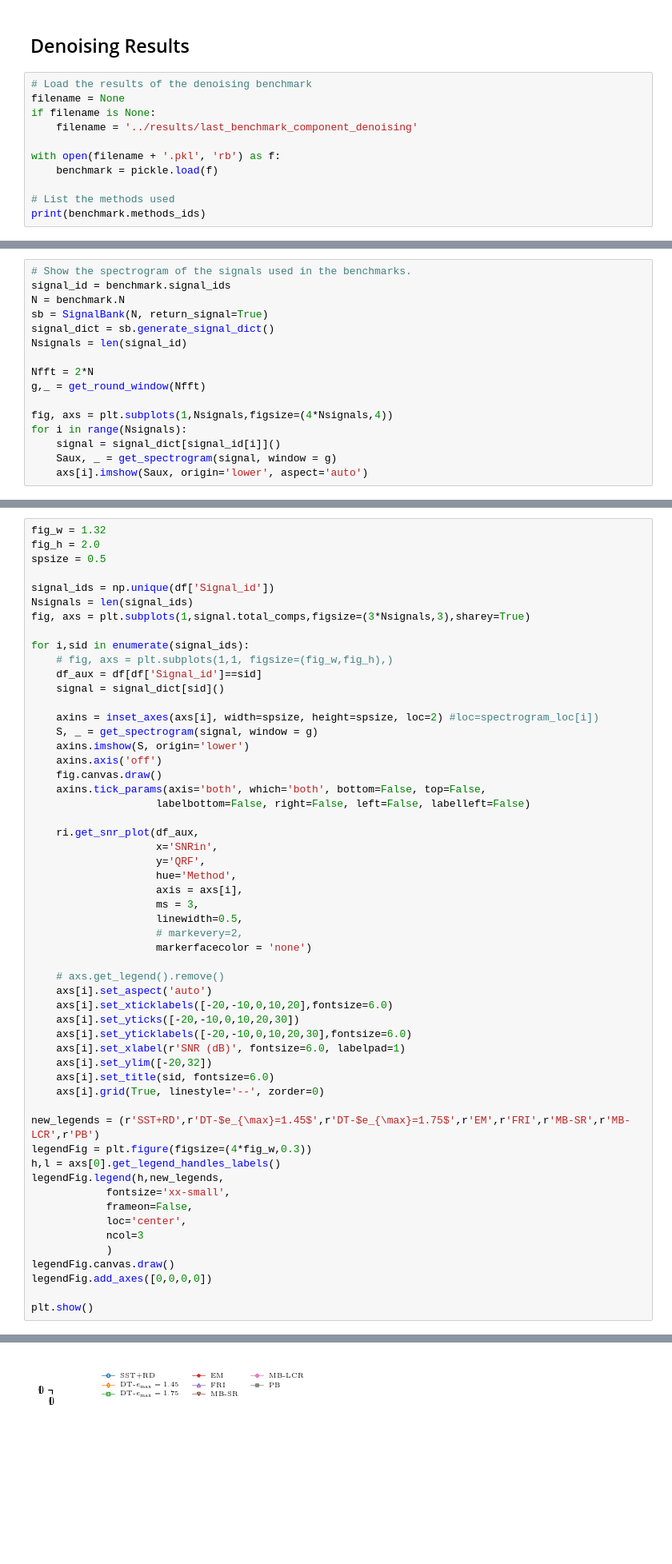
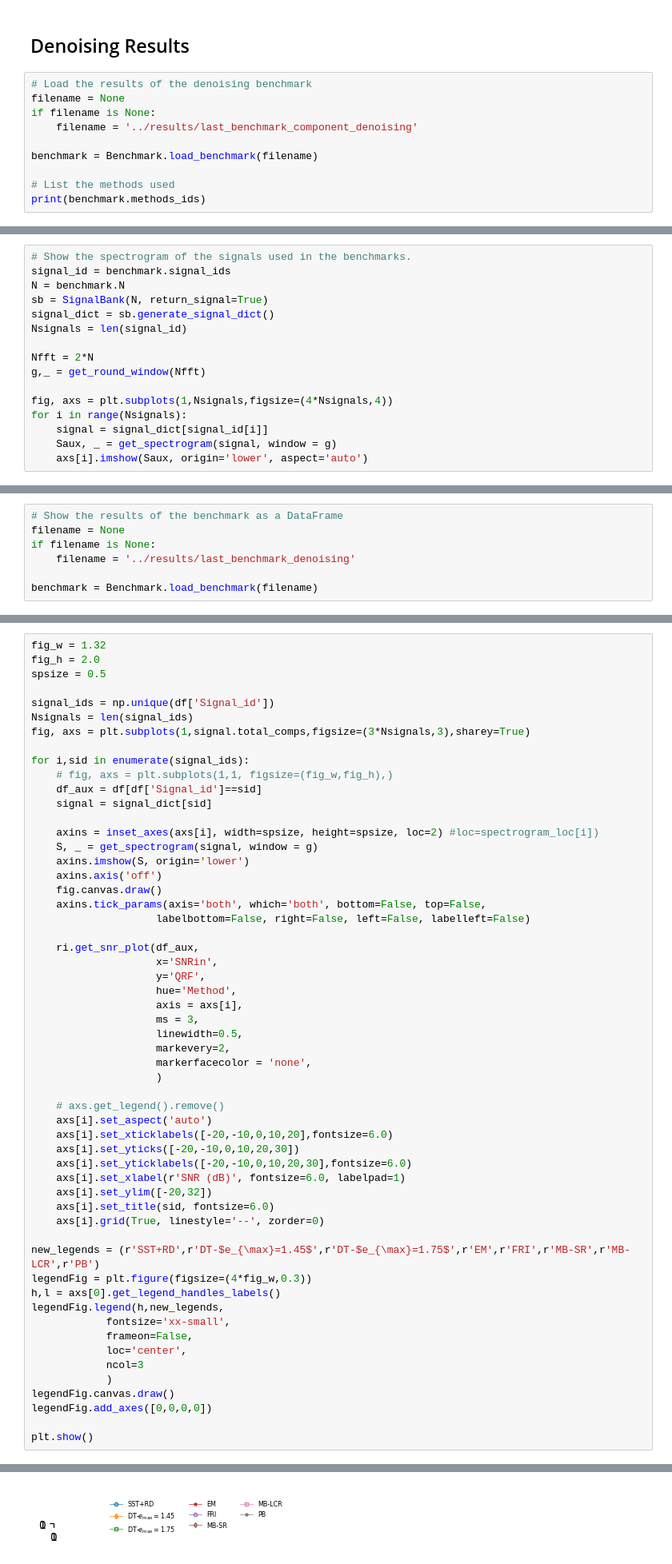
Before and after one commit to jmiramont/benchmarks_eusipco2023, a Jupyter notebook: notebooks/display_results.ipynb, the cells around one changed output, grey strips where cells are left out. Shown: that part at 80% size. Saved outputs shown, nothing was run; the diff lists cells and outputs as text; blank space fills up the shorter version.

Commit message:
Updating mcsm_benchs

```diff
--- a/notebooks/display_results.ipynb
+++ b/notebooks/display_results.ipynb
@@ -37,8 +31,7 @@ filename = None
 if filename is None:
     filename = '../results/last_benchmark_component_denoising'
 
-with open(filename + '.pkl', 'rb') as f:
-    benchmark = pickle.load(f)
+benchmark = Benchmark.load_benchmark(filename)
 
 # List the methods used
 print(benchmark.methods_ids)
@@ -57,7 +50,7 @@ g,_ = get_round_window(Nfft)
 
 fig, axs = plt.subplots(1,Nsignals,figsize=(4*Nsignals,4))
 for i in range(Nsignals):
-    signal = signal_dict[signal_id[i]]()
+    signal = signal_dict[signal_id[i]]
     Saux, _ = get_spectrogram(signal, window = g)
     axs[i].imshow(Saux, origin='lower', aspect='auto')
 # %% [output]
@@ -65 +58,8 @@ for i in range(Nsignals):
+# %%
+# Show the results of the benchmark as a DataFrame
+filename = None
+if filename is None:
+    filename = '../results/last_benchmark_denoising'
+
+benchmark = Benchmark.load_benchmark(filename)
 # %%
@@ -109,7 +100,7 @@ fig, axs = plt.subplots(1,signal.total_comps,figsize=(3*Nsignals,3),sharey=True)
 for i,sid in enumerate(signal_ids):
     # fig, axs = plt.subplots(1,1, figsize=(fig_w,fig_h),)
     df_aux = df[df['Signal_id']==sid]
-    signal = signal_dict[sid]()
+    signal = signal_dict[sid]
 
     axins = inset_axes(axs[i], width=spsize, height=spsize, loc=2) #loc=spectrogram_loc[i])
     S, _ = get_spectrogram(signal, window = g)
@@ -126,8 +117,9 @@ for i,sid in enumerate(signal_ids):
                     axis = axs[i],
                     ms = 3,
                     linewidth=0.5,
-                    # markevery=2,
-                    markerfacecolor = 'none')
+                    markevery=2,
+                    markerfacecolor = 'none',
+                    )
 
     # axs.get_legend().remove()
     axs[i].set_aspect('auto')
@@ -157,3 +149,3 @@ plt.show()
-[figure, old version]
+[figure, new version]
 # %% [markdown]
 ## Component Retrieval
```
Also changed, not shown: parts of 11 cells of this notebook, 6 other files.
